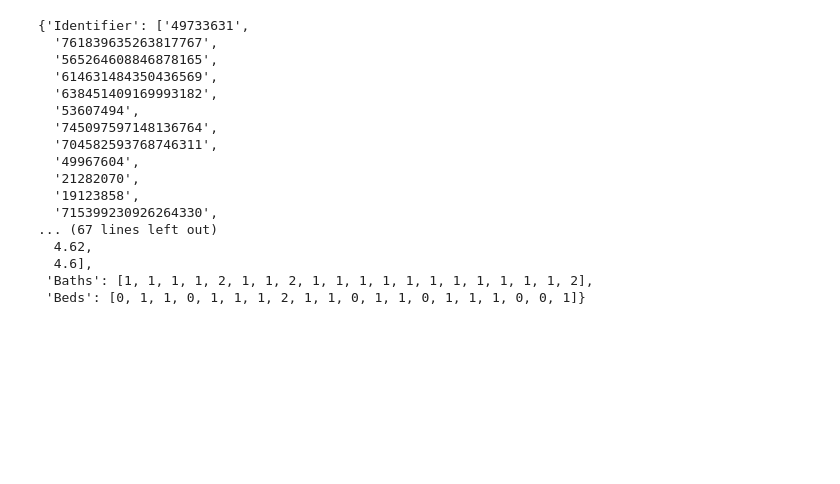
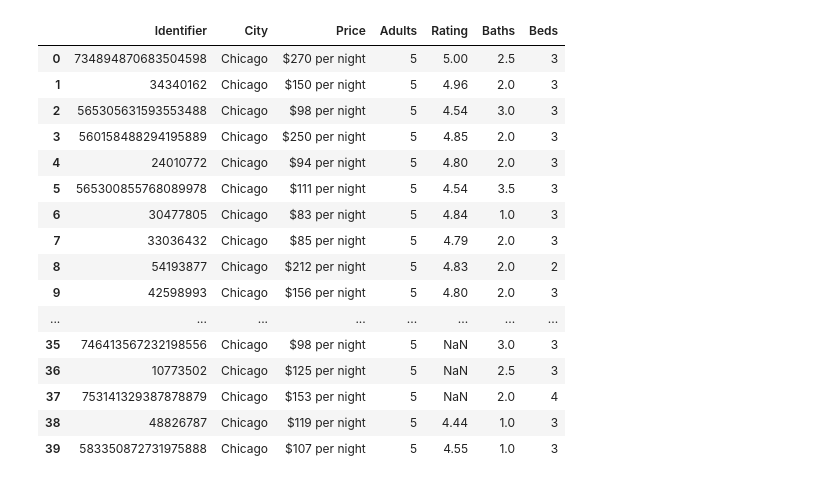
Before and after one commit to Jhernie/Project-2-Short-term-Rental, a Jupyter notebook: AirBnB.ipynb, the cells around one changed output. Drawn from its saved outputs; the diff is of its cells as text; code cells hidden in the pictures; blank space fills up the shorter version.

```diff
--- a/AirBnB.ipynb
+++ b/AirBnB.ipynb
@@ -18,13 +12,13 @@ headers = {
 # %%
 def api_search(city_code, currency, adults):
 
-    querystring = {"id": city_code, "currency": currency, "adults": adults}
+    querystring = {"id": city_code, "currency": currency, "adults": adults, "totalRecords": "40"}
 
     response = requests.request("GET", url, headers=headers, params=querystring).json()
 
     identifiers, cities, prices, adults, ratings, baths, beds = [], [], [], [], [], [], []
 
-    for i in range(20):
+    for i in range(40):
         identifier = response["data"][i]["id"]
         identifiers.append(identifier)
 
@@ -51,24 +45,24 @@ def api_search(city_code, currency, adults):
 
     return air_dict
 # %%
-chicago_search = api_search("ChIJ7cv00DwsDogRAMDACa2m4K8", "USD", "1")
+chicago_search_1 = api_search("ChIJ7cv00DwsDogRAMDACa2m4K8", "USD", "1")
+chicago_bnb_1 = pd.DataFrame(chicago_search_1)
+chicago_bnb_1
+# %% [output]
+|  | Identifier | City | Price | Adults | Rating | Baths | Beds |
+| 0 | 734894870683504598 | Chicago | $270 per night | 5 | 5.00 | 2.5 | 3 |
+| 1 | 34340162 | Chicago | $150 per night | 5 | 4.96 | 2.0 | 3 |
+| 2 | 565305631593553488 | Chicago | $98 per night | 5 | 4.54 | 3.0 | 3 |
+| 3 | 560158488294195889 | Chicago | $250 per night | 5 | 4.85 | 2.0 | 3 |
+| 4 | 24010772 | Chicago | $94 per night | 5 | 4.80 | 2.0 | 3 |
+| 5 | 565300855768089978 | Chicago | $111 per night | 5 | 4.54 | 3.5 | 3 |
+| 6 | 30477805 | Chicago | $83 per night | 5 | 4.84 | 1.0 | 3 |
+| 7 | 33036432 | Chicago | $85 per night | 5 | 4.79 | 2.0 | 3 |
+| 8 | 54193877 | Chicago | $212 per night | 5 | 4.83 | 2.0 | 2 |
+| 9 | 42598993 | Chicago | $156 per night | 5 | 4.80 | 2.0 | 3 |
+| ... | ... | ... | ... | ... | ... | ... | ... |
+| 35 | 746413567232198556 | Chicago | $98 per night | 5 | NaN | 3.0 | 3 |
+| 36 | 10773502 | Chicago | $125 per night | 5 | NaN | 2.5 | 3 |
+| 37 | 753141329387878879 | Chicago | $153 per night | 5 | NaN | 2.0 | 4 |
+| 38 | 48826787 | Chicago | $119 per night | 5 | 4.44 | 1.0 | 3 |
+| 39 | 583350872731975888 | Chicago | $107 per night | 5 | 4.55 | 1.0 | 3 |
-# %%
-chicago_search
-# %% [output]
-{'Identifier': ['49733631',
-  '761839635263817767',
-  '565264608846878165',
-  '614631484350436569',
-  '638451409169993182',
-  '53607494',
-  '745097597148136764',
-  '704582593768746311',
-  '49967604',
-  '21282070',
-  '19123858',
-  '715399230926264330',
-... (67 lines left out)
-  4.62,
-  4.6],
- 'Baths': [1, 1, 1, 1, 2, 1, 1, 2, 1, 1, 1, 1, 1, 1, 1, 1, 1, 1, 1, 2],
- 'Beds': [0, 1, 1, 0, 1, 1, 1, 2, 1, 1, 0, 1, 1, 0, 1, 1, 1, 0, 0, 1]}
```
Also changed, not shown: parts of 7 cells of this notebook.
